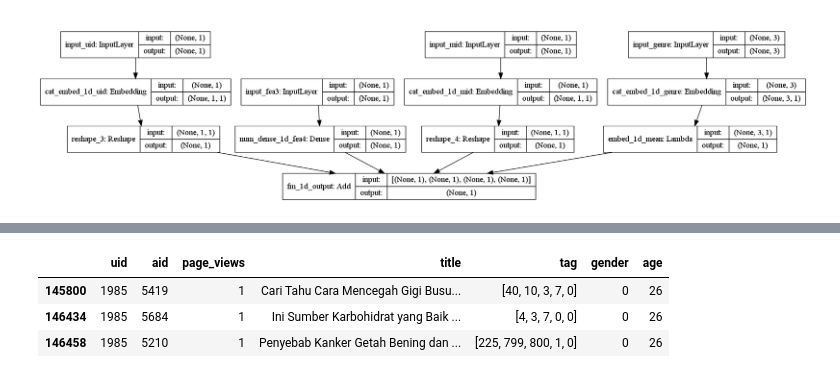
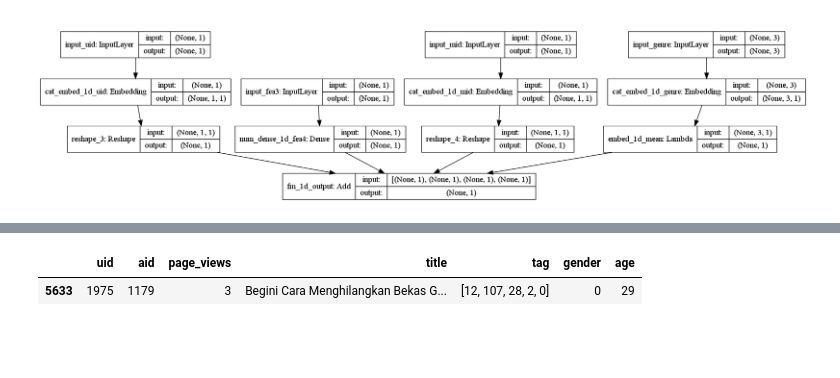
Before and after one commit to kadriansyah/notebook, a Jupyter notebook: alodokter-recommender/recommender-age-gender.ipynb, the cells around one changed output, grey strips where cells are left out. Saved outputs shown, nothing was run; the diff lists cells and outputs as text; code cells hidden in the pictures; blank space fills up the shorter version.

```diff
--- a/alodokter-recommender/recommender-age-gender.ipynb
+++ b/alodokter-recommender/recommender-age-gender.ipynb
@@ -357,11 +357,9 @@ contribution of different part of model
 # %%
-uid = 1985
+uid = 1975
 page_views[page_views['uid'] == uid].sort_values(by=['page_views'], ascending=False)[:20]
 # %% [output]
 |  | uid | aid | page_views | title | tag | gender | age |
-| 145800 | 1985 | 5419 | 1 | Cari Tahu Cara Mencegah Gigi Busu... | [40, 10, 3, 7, 0] | 0 | 26 |
-| 146434 | 1985 | 5684 | 1 | Ini Sumber Karbohidrat yang Baik ... | [4, 3, 7, 0, 0] | 0 | 26 |
-| 146458 | 1985 | 5210 | 1 | Penyebab Kanker Getah Bening dan ... | [225, 799, 800, 1, 0] | 0 | 26 |
+| 5633 | 1975 | 1179 | 3 | Begini Cara Menghilangkan Bekas G... | [12, 107, 28, 2, 0] | 0 | 29 |
 # %%
 """
 Making recommendations using our trained model is simple.
```
Also changed, not shown: parts of 8 cells of this notebook, 3 other files.
